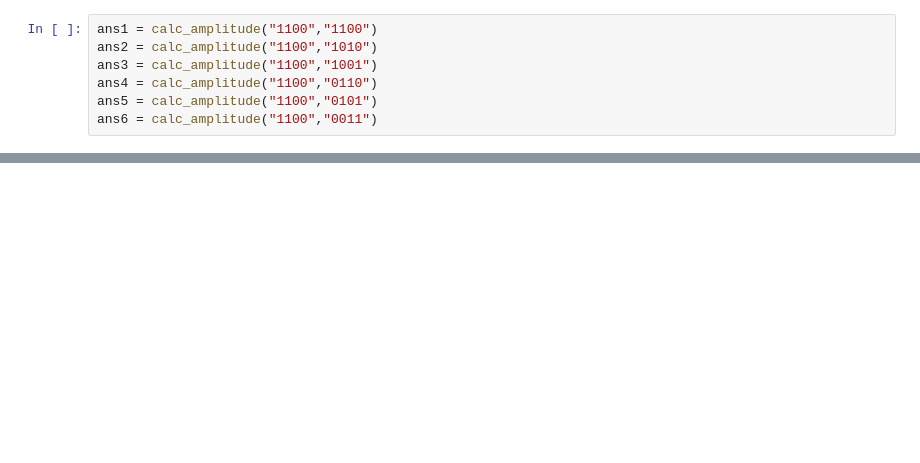
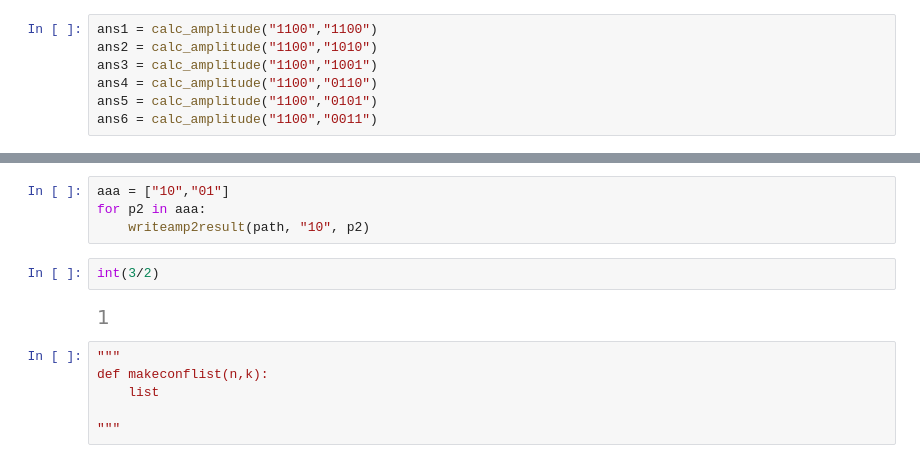
Before and after one commit to kmatsura/BoxBallSystem, a Jupyter notebook: quatum_bbs.ipynb, the cells around one changed output, grey strips where cells are left out. Saved outputs shown, nothing was run; the diff lists cells and outputs as text; blank space fills up the shorter version.

```diff
--- a/quatum_bbs.ipynb
+++ b/quatum_bbs.ipynb
@@ -244,0 +247,14 @@ sympy.factor(newans)
+# %%
+aaa = ["10","01"]
+for p2 in aaa:
+    writeamp2result(path, "10", p2)
+# %%
+int(3/2)
+# %% [output]
+[figure, added]
+# %%
+"""
+def makeconflist(n,k):
+    list
+
+"""
```
Also changed, not shown: parts of 12 cells of this notebook, 8 other files.
